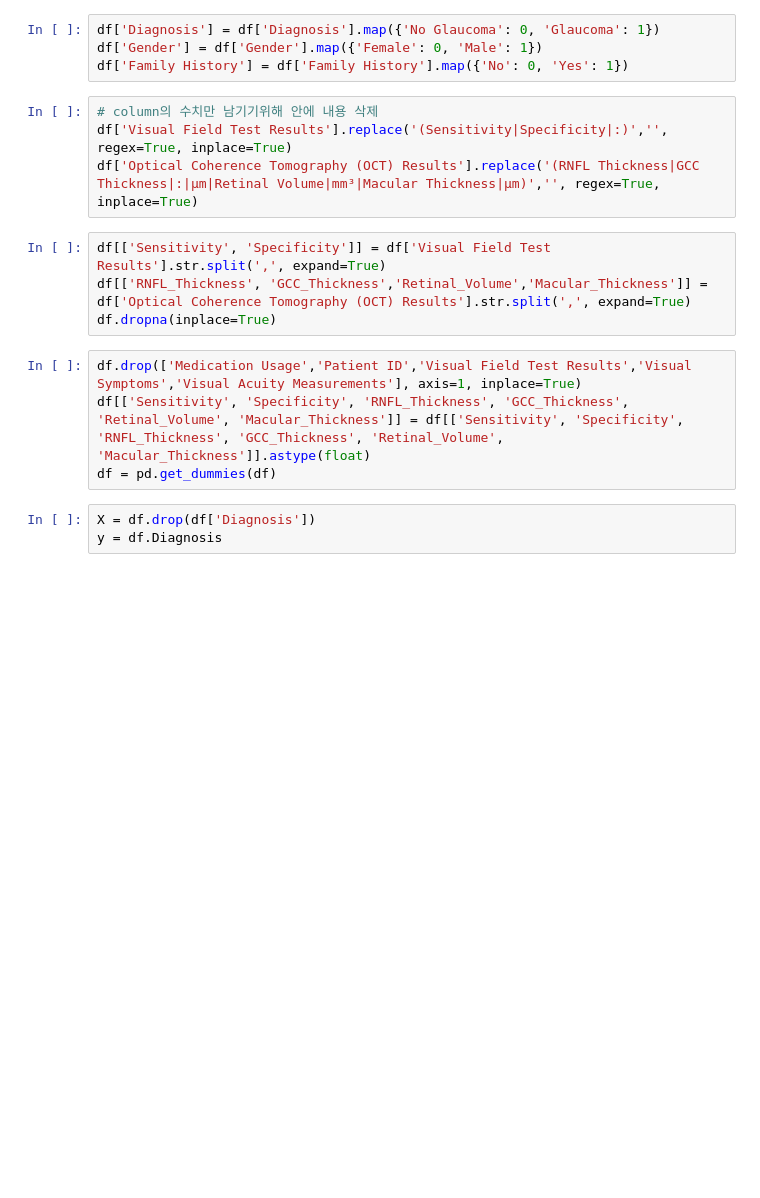
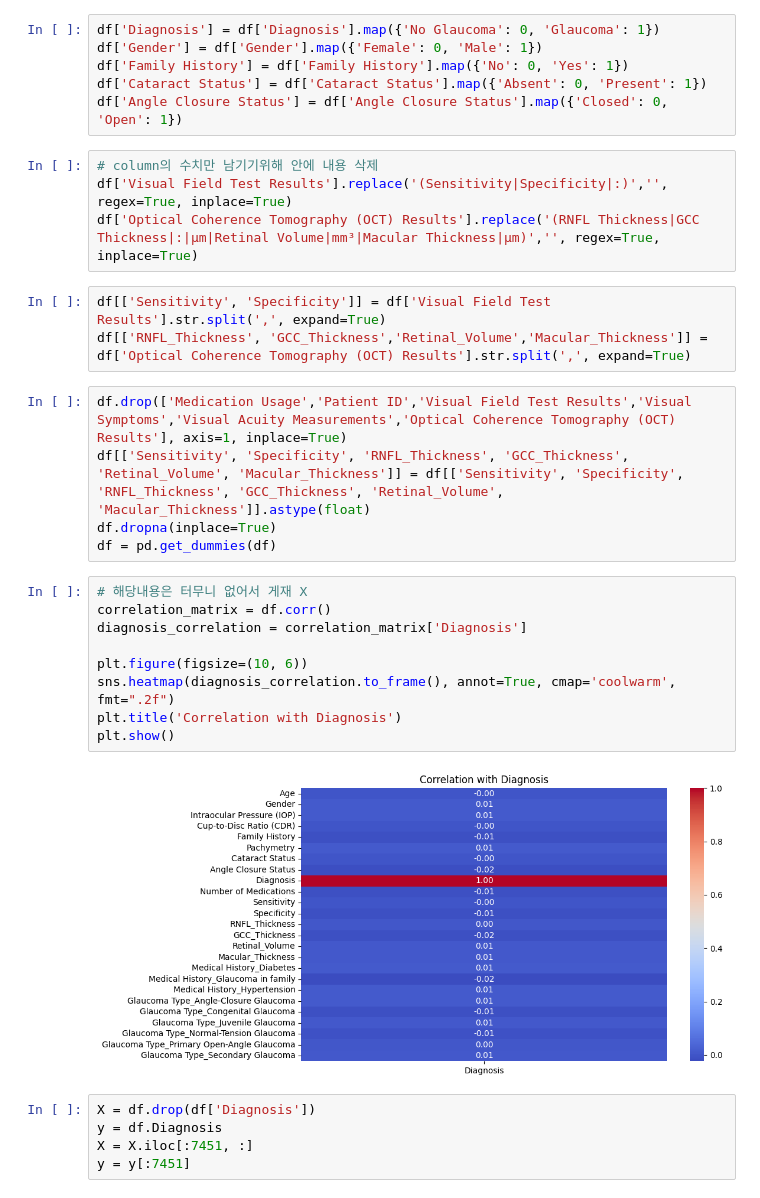
Before and after one commit to deeptudy/kaggle-glaucoma_detection_dataset, a Jupyter notebook: glaucoma_EDA.ipynb, the cells around one changed output. Saved outputs shown, nothing was run; the diff lists cells and outputs as text; blank space fills up the shorter version.

```diff
--- a/glaucoma_EDA.ipynb
+++ b/glaucoma_EDA.ipynb
@@ -413,6 +413,8 @@ pd.crosstab(df['Diagnosis'], df['Gender'], margins=True)
 df['Diagnosis'] = df['Diagnosis'].map({'No Glaucoma': 0, 'Glaucoma': 1})
 df['Gender'] = df['Gender'].map({'Female': 0, 'Male': 1})
 df['Family History'] = df['Family History'].map({'No': 0, 'Yes': 1})
+df['Cataract Status'] = df['Cataract Status'].map({'Absent': 0, 'Present': 1})
+df['Angle Closure Status'] = df['Angle Closure Status'].map({'Closed': 0, 'Open': 1})
 # %%
 # column의 수치만 남기기위해 안에 내용 삭제
 df['Visual Field Test Results'].replace('(Sensitivity|Specificity|:)','', regex=True, inplace=True)
@@ -420,11 +422,24 @@ df['Optical Coherence Tomography (OCT) Results'].replace('(RNFL Thickness|GCC Th
 # %%
 df[['Sensitivity', 'Specificity']] = df['Visual Field Test Results'].str.split(',', expand=True)
 df[['RNFL_Thickness', 'GCC_Thickness','Retinal_Volume','Macular_Thickness']] = df['Optical Coherence Tomography (OCT) Results'].str.split(',', expand=True)
-df.dropna(inplace=True)
 # %%
-df.drop(['Medication Usage','Patient ID','Visual Field Test Results','Visual Symptoms','Visual Acuity Measurements'], axis=1, inplace=True)
+df.drop(['Medication Usage','Patient ID','Visual Field Test Results','Visual Symptoms','Visual Acuity Measurements','Optical Coherence Tomography (OCT) Results'], axis=1, inplace=True)
 df[['Sensitivity', 'Specificity', 'RNFL_Thickness', 'GCC_Thickness', 'Retinal_Volume', 'Macular_Thickness']] = df[['Sensitivity', 'Specificity', 'RNFL_Thickness', 'GCC_Thickness', 'Retinal_Volume', 'Macular_Thickness']].astype(float)
+df.dropna(inplace=True)
 df = pd.get_dummies(df)
+# %%
+# 해당내용은 터무니 없어서 게재 X
+correlation_matrix = df.corr()
+diagnosis_correlation = correlation_matrix['Diagnosis']
+
+plt.figure(figsize=(10, 6))
+sns.heatmap(diagnosis_correlation.to_frame(), annot=True, cmap='coolwarm', fmt=".2f")
+plt.title('Correlation with Diagnosis')
+plt.show()
+# %% [output]
+[figure, added]
 # %%
 X = df.drop(df['Diagnosis'])
 y = df.Diagnosis
+X = X.iloc[:7451, :]
+y = y[:7451]
```
Also changed, not shown: parts of 12 cells of this notebook.
